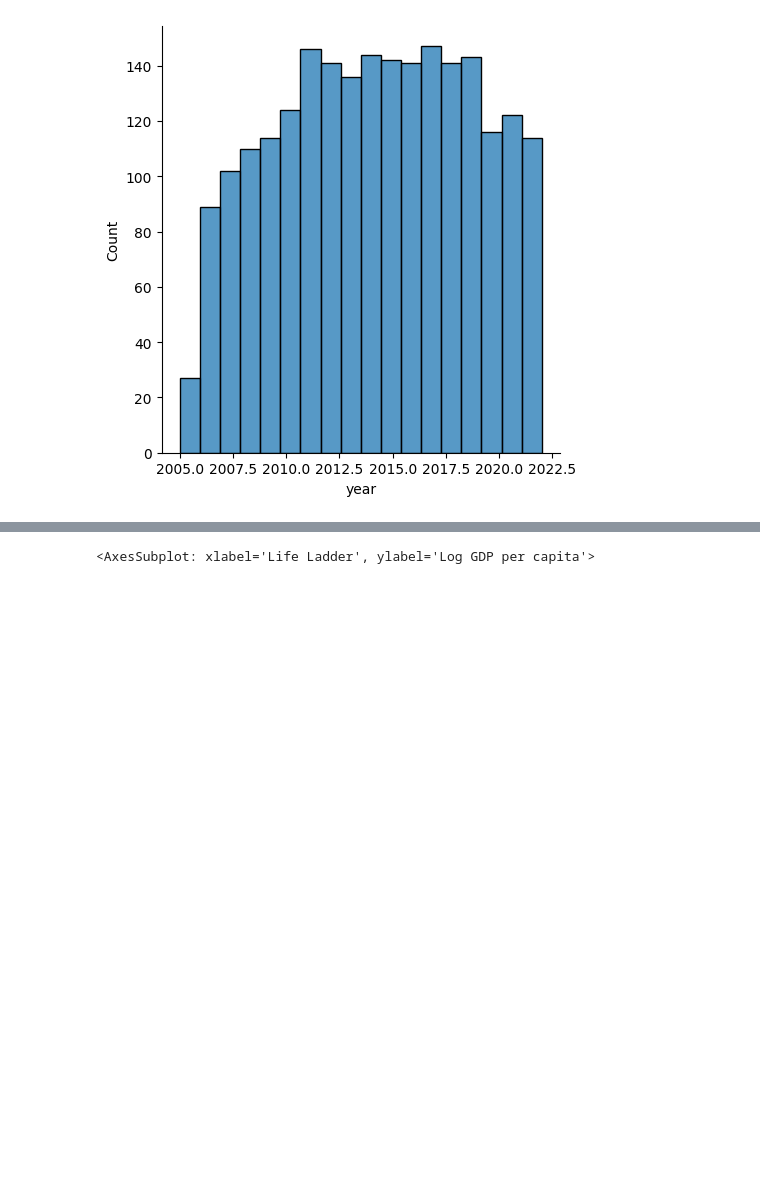
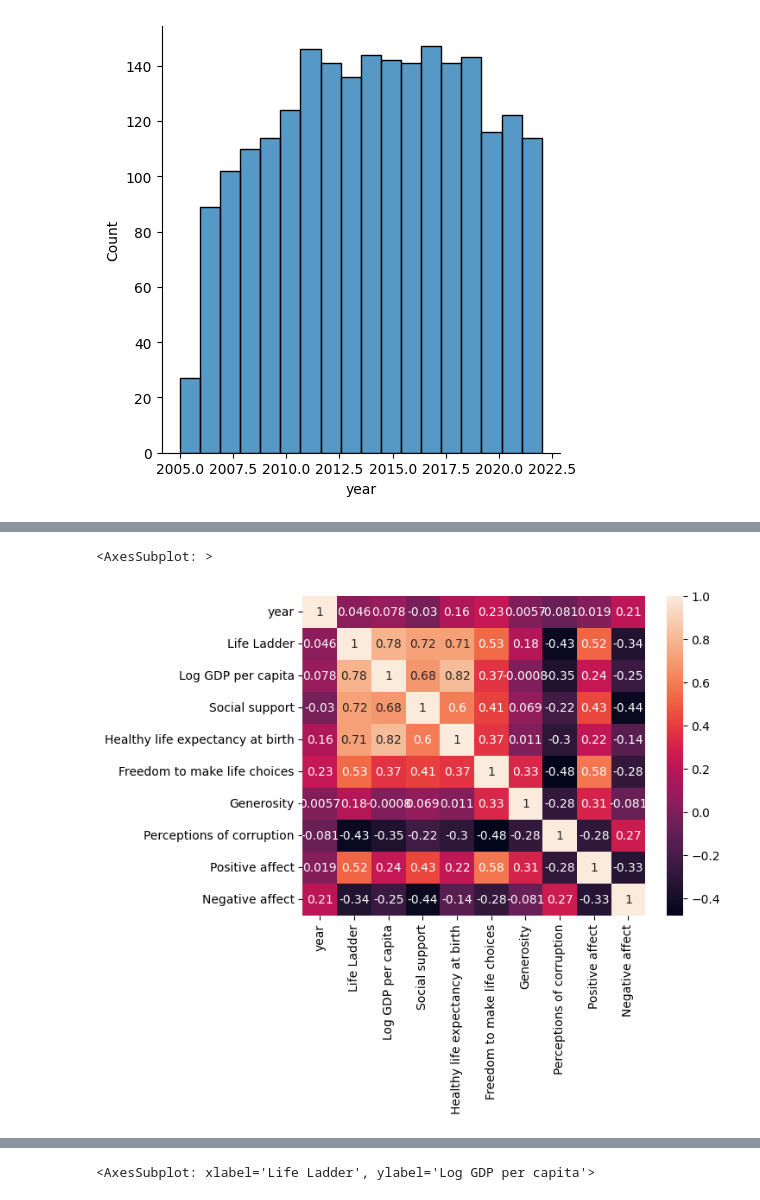
Before and after one commit to USFCA-CS663-Spring2024/happiness-lawrenceslng, a Jupyter notebook: Happiness - Assignment 1 - CS 663 (Machine Learning).ipynb, the cells around one changed output, grey strips where cells are left out. Cells and saved outputs as stored; diff of their text form; code cells hidden in the pictures; blank space fills up the shorter version.

```diff
--- a/Happiness - Assignment 1 - CS 663 (Machine Learning).ipynb
+++ b/Happiness - Assignment 1 - CS 663 (Machine Learning).ipynb
@@ -139,0 +169,6 @@ plt.show()
+# %%
+# first let's do a heatmap of all columns
+sns.heatmap(happiness_df.drop(['Country name'], axis=1).corr(), annot=True)
+# %% [output]
+<AxesSubplot: >
+[figure, added]
```
Also changed, not shown: parts of 31 cells of this notebook.
